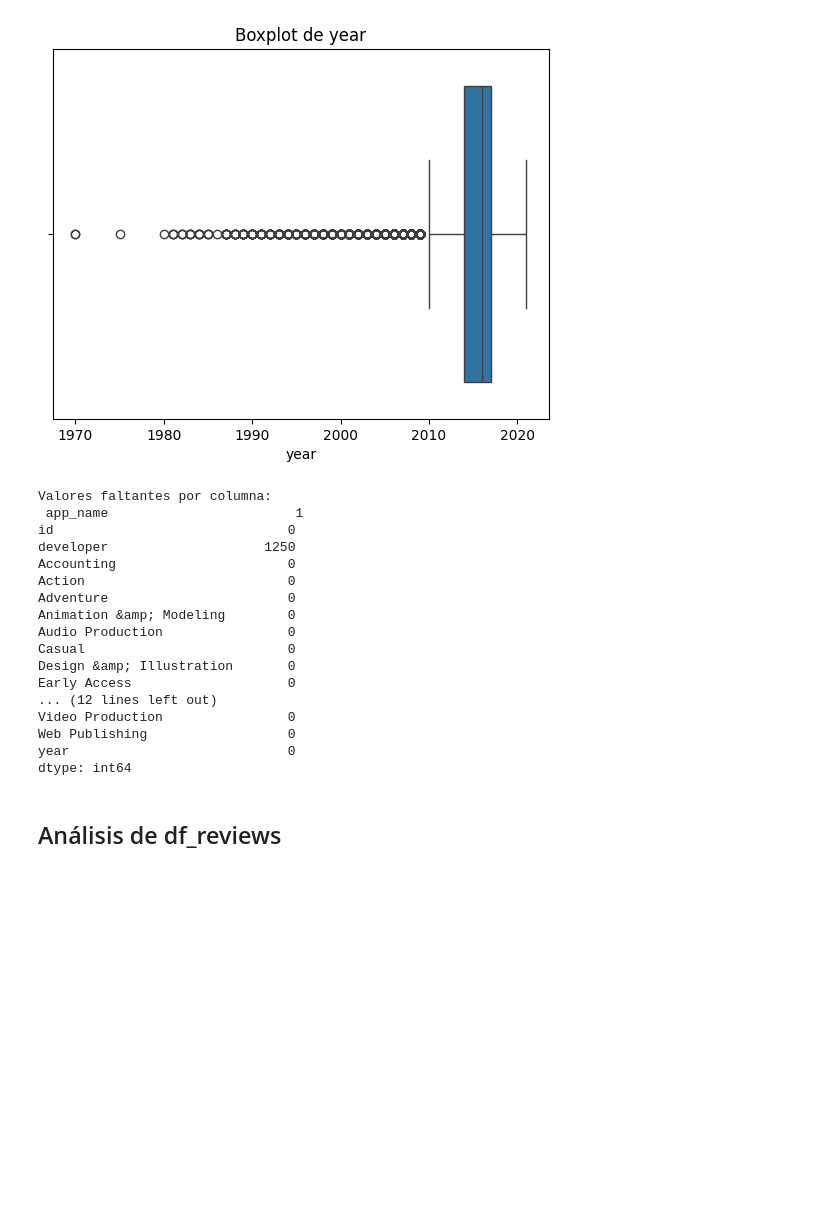
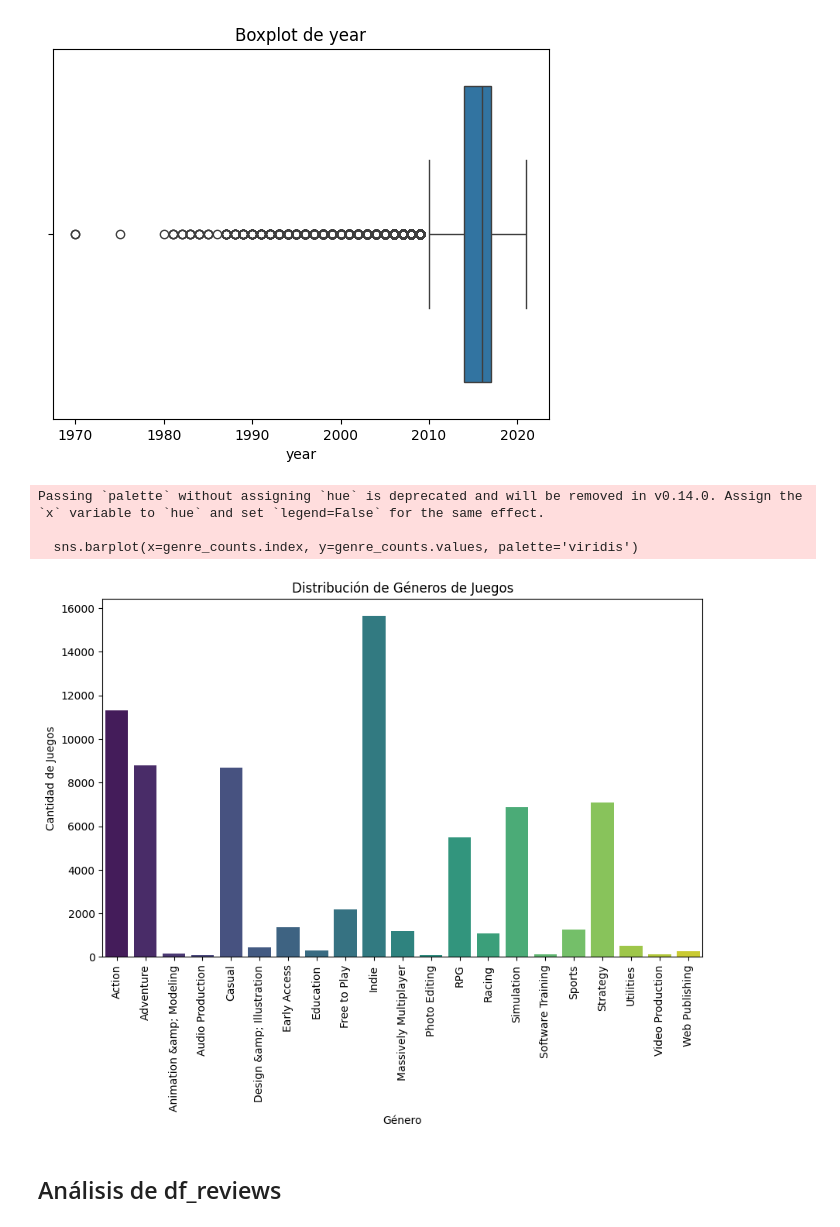
Before and after one commit to castrodrigo7/PI_MLOps-STEAM, a Jupyter notebook: EDA.ipynb, the cells around one changed output. Cells and saved outputs as stored; diff of their text form; code cells hidden in the pictures; blank space fills up the shorter version.

```diff
--- a/EDA.ipynb
+++ b/EDA.ipynb
@@ -35,28 +60,25 @@ plt.title('Boxplot de year')
 plt.show()
 # %% [output]
 [figure]
-# %%
-# Análisis de valores faltantes
-missing_values = df.isnull().sum()
-print("Valores faltantes por columna:\n", missing_values)
-# %% [output]
-Valores faltantes por columna:
- app_name                        1
-id                              0
-developer                    1250
-Accounting                      0
-Action                          0
-Adventure                       0
-Animation &amp; Modeling        0
-Audio Production                0
-Casual                          0
-Design &amp; Illustration       0
-Early Access                    0
-... (12 lines left out)
-Video Production                0
-Web Publishing                  0
-year                            0
-dtype: int64
+# %%
+generos = list(df_games.drop(columns=['app_name','price','id','developer','Accounting','year']).columns)
+# %%
+genre_counts = df_games[generos].sum()
+plt.figure(figsize=(10, 6))
+sns.barplot(x=genre_counts.index, y=genre_counts.values, palette='viridis')
+
+# Configurar etiquetas y título
+plt.xlabel('Género')
+plt.ylabel('Cantidad de Juegos')
+plt.title('Distribución de Géneros de Juegos')
+plt.xticks(rotation=90)  # Rotar etiquetas del eje x para mayor legibilidad
+# Mostrar el gráfico
+plt.show()
+# %% [output]
+Passing `palette` without assigning `hue` is deprecated and will be removed in v0.14.0. Assign the `x` variable to `hue` and set `legend=False` for the same effect.
+
+  sns.barplot(x=genre_counts.index, y=genre_counts.values, palette='viridis')
+[figure, added]
 # %% [markdown]
 ## Análisis de df_reviews
 # %%
```
Also changed, not shown: parts of 16 cells of this notebook, 6 other files.
